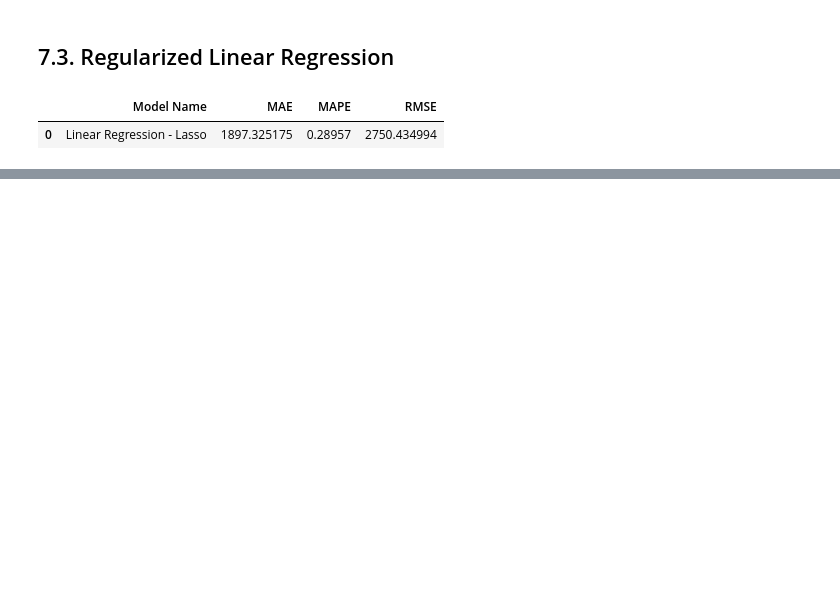
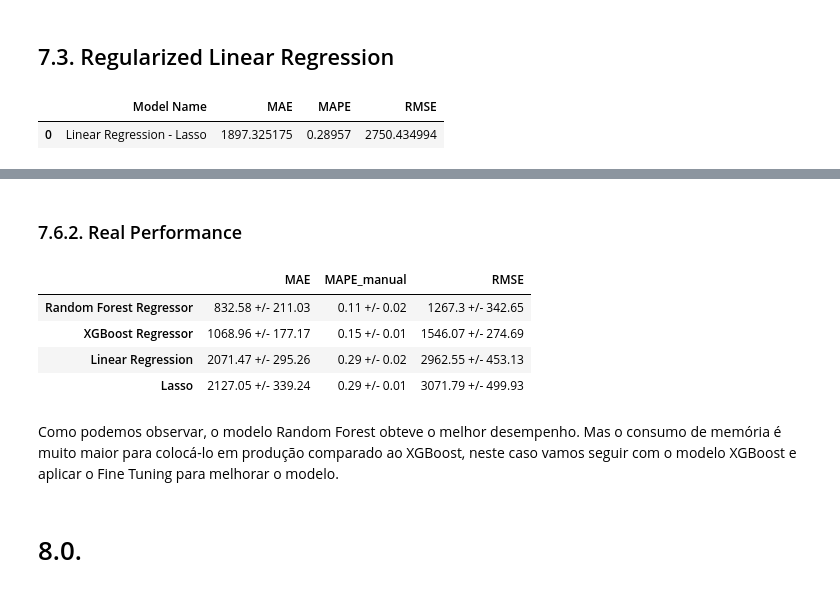
Before and after one commit to NaylsonS/rossman-store-sales, a Jupyter notebook: m02_v01_store_sales_prediction.ipynb, the cells around one changed output, grey strips where cells are left out. Saved outputs shown, nothing was run; the diff lists cells and outputs as text; code cells hidden in the pictures; blank space fills up the shorter version.

```diff
--- a/m02_v01_store_sales_prediction.ipynb
+++ b/m02_v01_store_sales_prediction.ipynb
@@ -1038,0 +1116,2 @@ lrr_result
+# %%
+rf_result_cv = cross_validation(x_training, 5, 'Random Forest Regressor', rf, verbose=True)
@@ -1038,0 +1150,2 @@ lrr_result
+# %%
+xgb_result_cv = cross_validation(x_training, 5, 'XGBoost Regressor', xgb, verbose=True)
@@ -1038,0 +1176,15 @@ lrr_result
+# %% [markdown]
+### 7.6.2. Real Performance
+# %%
+models_result_cv = pd.concat( [lr_result_cv, lrr_result_cv, rf_result_cv, xgb_result_cv] )
+models_result_cv.sort_values( 'RMSE' )
+# %% [output]
+|  | MAE | MAPE_manual | RMSE |
+| Random Forest Regressor | 832.58 +/- 211.03 | 0.11 +/- 0.02 | 1267.3 +/- 342.65 |
+| XGBoost Regressor | 1068.96 +/- 177.17 | 0.15 +/- 0.01 | 1546.07 +/- 274.69 |
+| Linear Regression | 2071.47 +/- 295.26 | 0.29 +/- 0.02 | 2962.55 +/- 453.13 |
+| Lasso | 2127.05 +/- 339.24 | 0.29 +/- 0.01 | 3071.79 +/- 499.93 |
+# %% [markdown]
+Como podemos observar, o modelo Random Forest obteve o melhor desempenho. Mas o consumo de memória é muito maior para colocá-lo em produção comparado ao XGBoost, neste caso vamos seguir com o modelo XGBoost e aplicar o Fine Tuning para melhorar o modelo.
+# %% [markdown]
+# 8.0.
```
Also changed, not shown: parts of 30 cells of this notebook.
